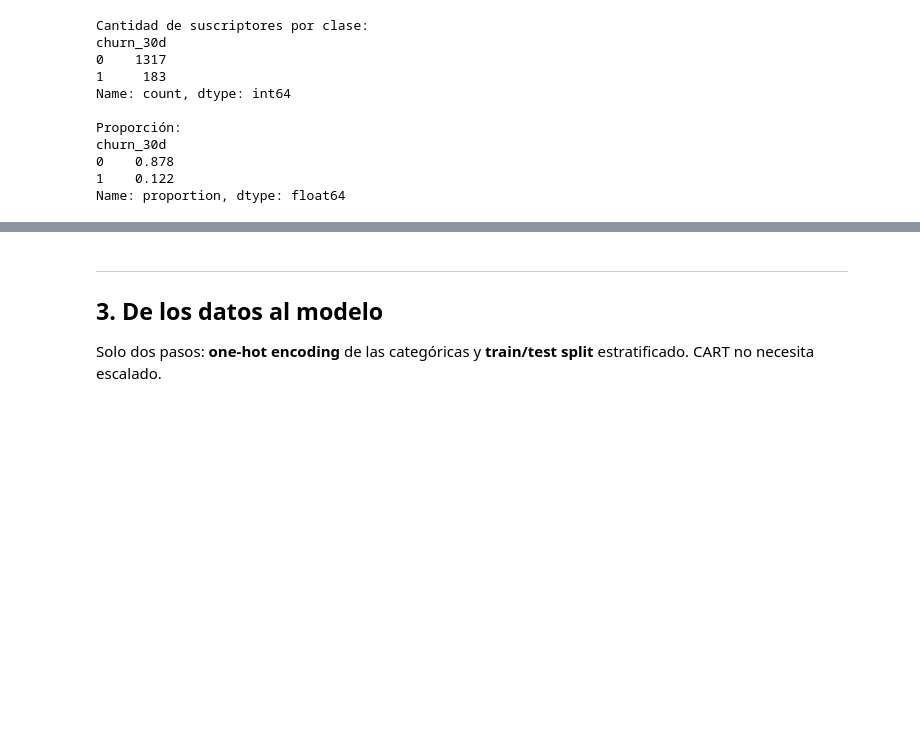
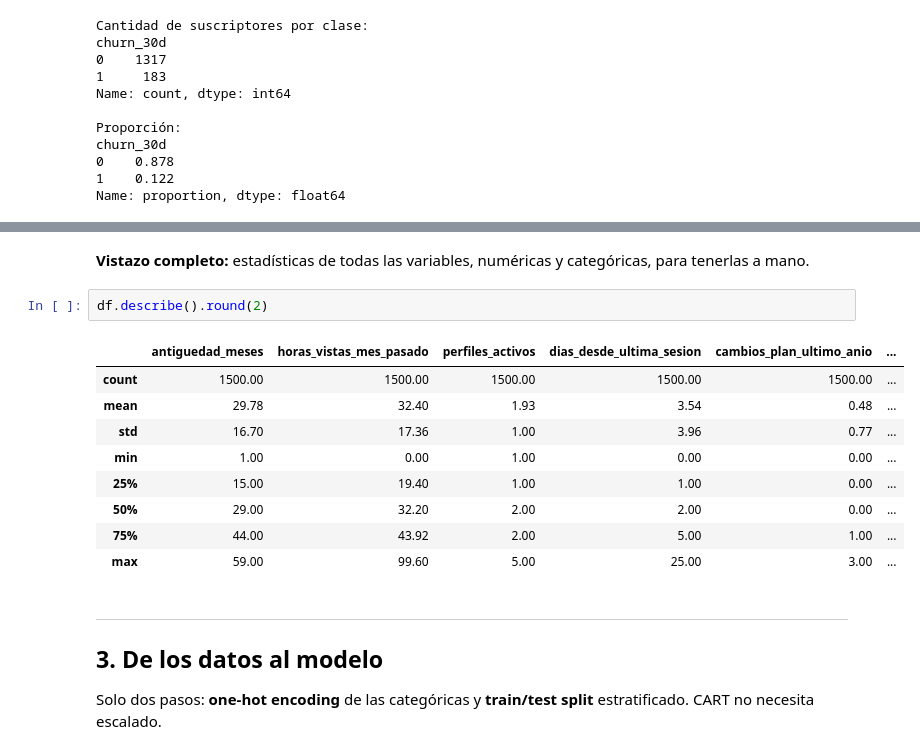
Before and after one commit to ignacio-aracena/Data-Analytics, a Jupyter notebook: Clase 07 - CART/practica07.ipynb, the cells around one changed output, grey strips where cells are left out. Saved outputs shown, nothing was run; the diff lists cells and outputs as text; blank space fills up the shorter version.

```diff
--- a/Clase 07 - CART/practica07.ipynb
+++ b/Clase 07 - CART/practica07.ipynb
@@ -113,3 +154,17 @@ El resto del EDA (consumo por plan, recencia, outliers) va a **Para casa** — h
+# %% [markdown]
+**Vistazo completo:** estadísticas de todas las variables, numéricas y categóricas, para tenerlas a mano.
+# %%
+df.describe().round(2)
+# %% [output]
+|  | antiguedad_meses | horas_vistas_mes_pasado | perfiles_activos | dias_desde_ultima_sesion | cambios_plan_ultimo_anio | ... |
+| count | 1500.00 | 1500.00 | 1500.00 | 1500.00 | 1500.00 | ... |
+| mean | 29.78 | 32.40 | 1.93 | 3.54 | 0.48 | ... |
+| std | 16.70 | 17.36 | 1.00 | 3.96 | 0.77 | ... |
+| min | 1.00 | 0.00 | 1.00 | 0.00 | 0.00 | ... |
+| 25% | 15.00 | 19.40 | 1.00 | 1.00 | 0.00 | ... |
+| 50% | 29.00 | 32.20 | 2.00 | 2.00 | 0.00 | ... |
+| 75% | 44.00 | 43.92 | 2.00 | 5.00 | 1.00 | ... |
+| max | 59.00 | 99.60 | 5.00 | 25.00 | 3.00 | ... |
 # %% [markdown]
 ---
 ## 3. De los datos al modelo
```
Also changed, not shown: parts of 37 cells of this notebook, 1 other file.
